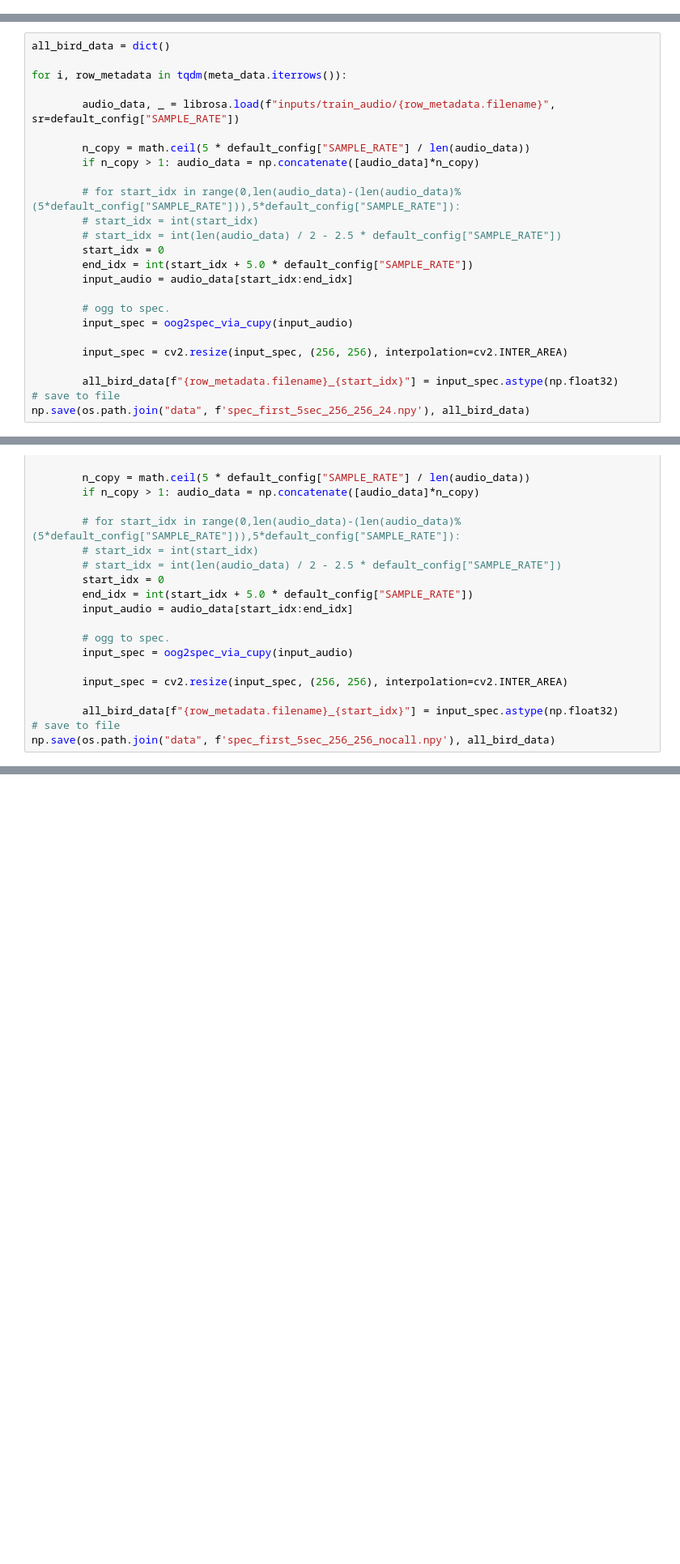
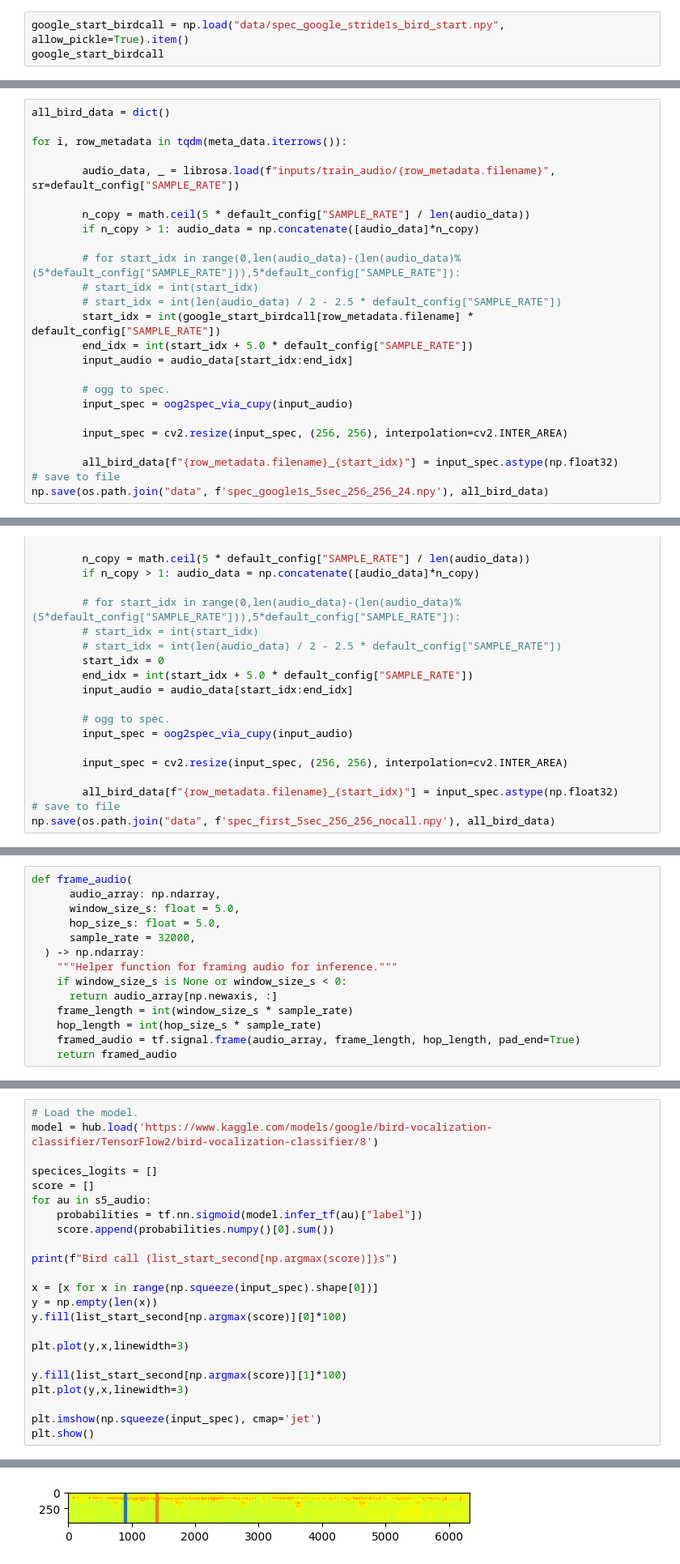
Before and after one commit to LHKode/BirdCLEF2024, a Jupyter notebook: EDA.ipynb, the cells around one changed output, grey strips where cells are left out. Shown: that part at 81% size. Saved outputs shown, nothing was run; the diff lists cells and outputs as text; blank space fills up the shorter version.

Commit message:
second label

```diff
--- a/EDA.ipynb
+++ b/EDA.ipynb
@@ -164,0 +152,3 @@ Get 150 duplicates file
+# %%
+google_start_birdcall = np.load("data/spec_google_stride1s_bird_start.npy", allow_pickle=True).item()
+google_start_birdcall
@@ -175,7 +199,7 @@ for i, row_metadata in tqdm(meta_data.iterrows()):
         # for start_idx in range(0,len(audio_data)-(len(audio_data)%(5*default_config["SAMPLE_RATE"])),5*default_config["SAMPLE_RATE"]):
         # start_idx = int(start_idx)
         # start_idx = int(len(audio_data) / 2 - 2.5 * default_config["SAMPLE_RATE"])
-        start_idx = 0
+        start_idx = int(google_start_birdcall[row_metadata.filename] * default_config["SAMPLE_RATE"])
         end_idx = int(start_idx + 5.0 * default_config["SAMPLE_RATE"])
         input_audio = audio_data[start_idx:end_idx]
 
@@ -186,7 +210,7 @@ for i, row_metadata in tqdm(meta_data.iterrows()):
 
         all_bird_data[f"{row_metadata.filename}_{start_idx}"] = input_spec.astype(np.float32)
 # save to file
-np.save(os.path.join("data", f'spec_first_5sec_256_256_24.npy'), all_bird_data)
+np.save(os.path.join("data", f'spec_google1s_5sec_256_256_24.npy'), all_bird_data)
 # %% [markdown]
 ### Extract No Call class
 # %%
@@ -291,0 +324,14 @@ np.save(os.path.join("data", f'spec_first_5sec_256_256_nocall.npy'), all_bird_da
+# %%
+def frame_audio(
+      audio_array: np.ndarray,
+      window_size_s: float = 5.0,
+      hop_size_s: float = 5.0,
+      sample_rate = 32000,
+  ) -> np.ndarray:
+    """Helper function for framing audio for inference."""
+    if window_size_s is None or window_size_s < 0:
+      return audio_array[np.newaxis, :]
+    frame_length = int(window_size_s * sample_rate)
+    hop_length = int(hop_size_s * sample_rate)
+    framed_audio = tf.signal.frame(audio_array, frame_length, hop_length, pad_end=True)
+    return framed_audio
@@ -291,0 +371,24 @@ np.save(os.path.join("data", f'spec_first_5sec_256_256_nocall.npy'), all_bird_da
+# %%
+# Load the model.
+model = hub.load('https://www.kaggle.com/models/google/bird-vocalization-classifier/TensorFlow2/bird-vocalization-classifier/8')
+
+specices_logits = []
+score = []
+for au in s5_audio:
+    probabilities = tf.nn.sigmoid(model.infer_tf(au)["label"])
+    score.append(probabilities.numpy()[0].sum())
+
+print(f"Bird call {list_start_second[np.argmax(score)]}s")
+
+x = [x for x in range(np.squeeze(input_spec).shape[0])]
+y = np.empty(len(x))
+y.fill(list_start_second[np.argmax(score)][0]*100)
+
+plt.plot(y,x,linewidth=3)
+
+y.fill(list_start_second[np.argmax(score)][1]*100)
+plt.plot(y,x,linewidth=3)
+
+plt.imshow(np.squeeze(input_spec), cmap='jet')
+plt.show()
+# %% [output]
@@ -291,0 +396 @@ np.save(os.path.join("data", f'spec_first_5sec_256_256_nocall.npy'), all_bird_da
+[figure, added]
```
Also changed, not shown: parts of 12 cells of this notebook, 31 other files.
